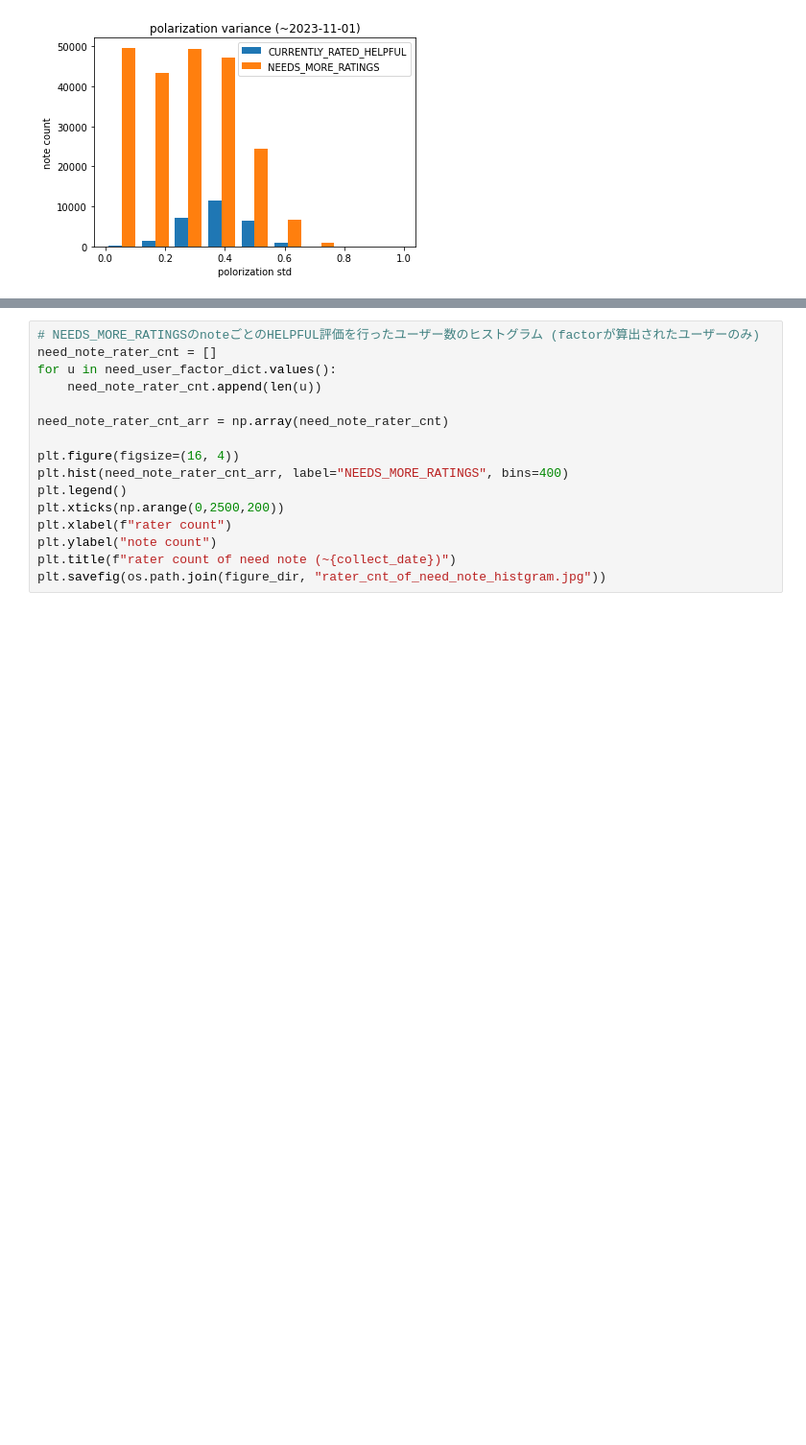
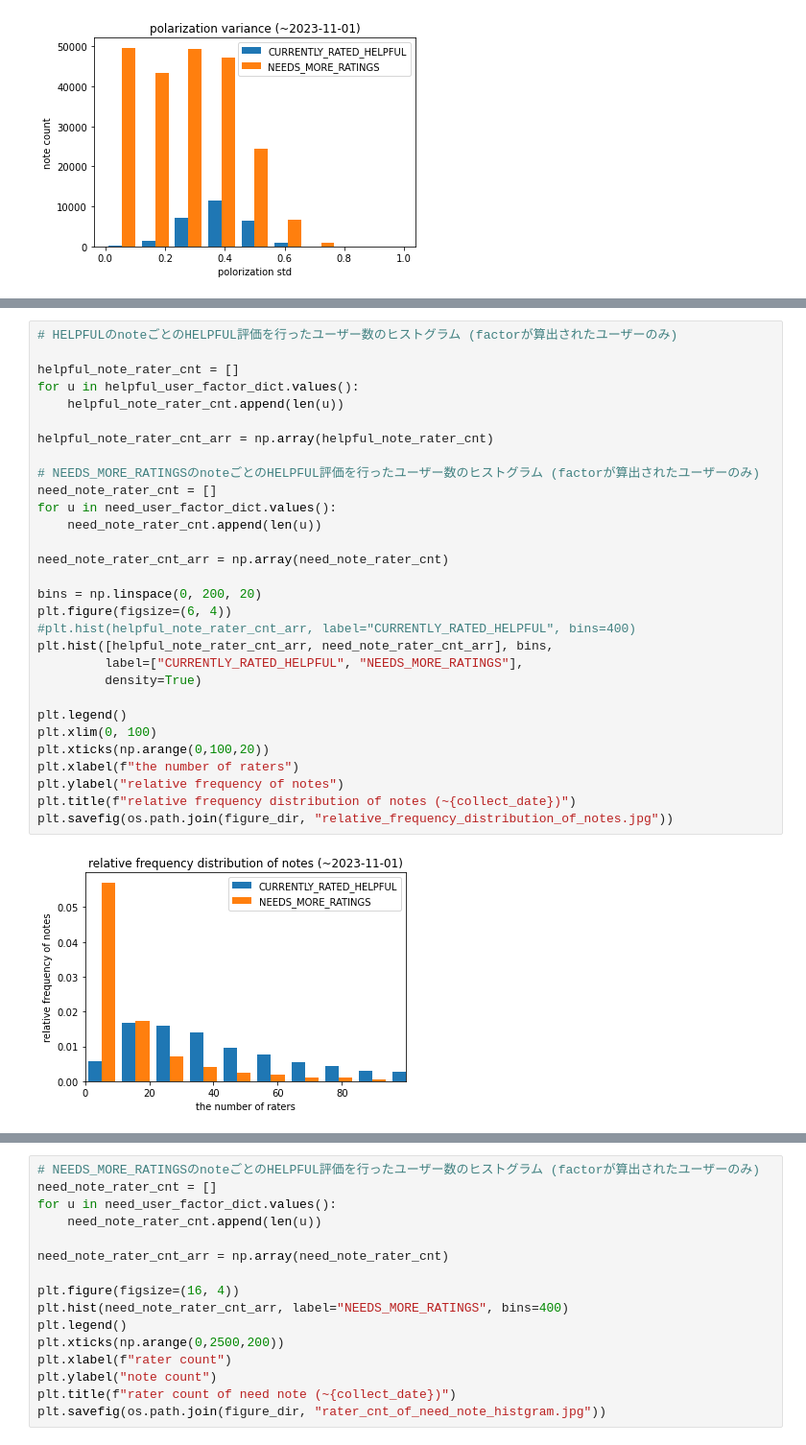
Before and after one commit to SnoozingJellyfish/communitynotes, a Jupyter notebook: note_analysis.ipynb, the cells around one changed output, grey strips where cells are left out. Shown at 96% size. Cells and saved outputs as stored; diff of their text form; blank space fills up the shorter version.

```diff
--- a/note_analysis.ipynb
+++ b/note_analysis.ipynb
@@ -254 +255,33 @@ plt.savefig(os.path.join(figure_dir, "rater_cnt_of_helpful_note_histgram.jpg"))
 [figure]
+# %%
+# HELPFULのnoteごとのHELPFUL評価を行ったユーザー数のヒストグラム (factorが算出されたユーザーのみ)
+
+helpful_note_rater_cnt = []
+for u in helpful_user_factor_dict.values():
+    helpful_note_rater_cnt.append(len(u))
+
+helpful_note_rater_cnt_arr = np.array(helpful_note_rater_cnt)
+
+# NEEDS_MORE_RATINGSのnoteごとのHELPFUL評価を行ったユーザー数のヒストグラム (factorが算出されたユーザーのみ)
+need_note_rater_cnt = []
+for u in need_user_factor_dict.values():
+    need_note_rater_cnt.append(len(u))
+
+need_note_rater_cnt_arr = np.array(need_note_rater_cnt)
+
+bins = np.linspace(0, 200, 20)
+plt.figure(figsize=(6, 4))
+#plt.hist(helpful_note_rater_cnt_arr, label="CURRENTLY_RATED_HELPFUL", bins=400)
+plt.hist([helpful_note_rater_cnt_arr, need_note_rater_cnt_arr], bins,
+         label=["CURRENTLY_RATED_HELPFUL", "NEEDS_MORE_RATINGS"],
+         density=True)
+
+plt.legend()
+plt.xlim(0, 100)
+plt.xticks(np.arange(0,100,20))
+plt.xlabel(f"the number of raters")
+plt.ylabel("relative frequency of notes")
+plt.title(f"relative frequency distribution of notes (~{collect_date})")
+plt.savefig(os.path.join(figure_dir, "relative_frequency_distribution_of_notes.jpg"))
+# %% [output]
+[figure, added]
```
Also changed, not shown: parts of 2 cells of this notebook, 1 other file.
